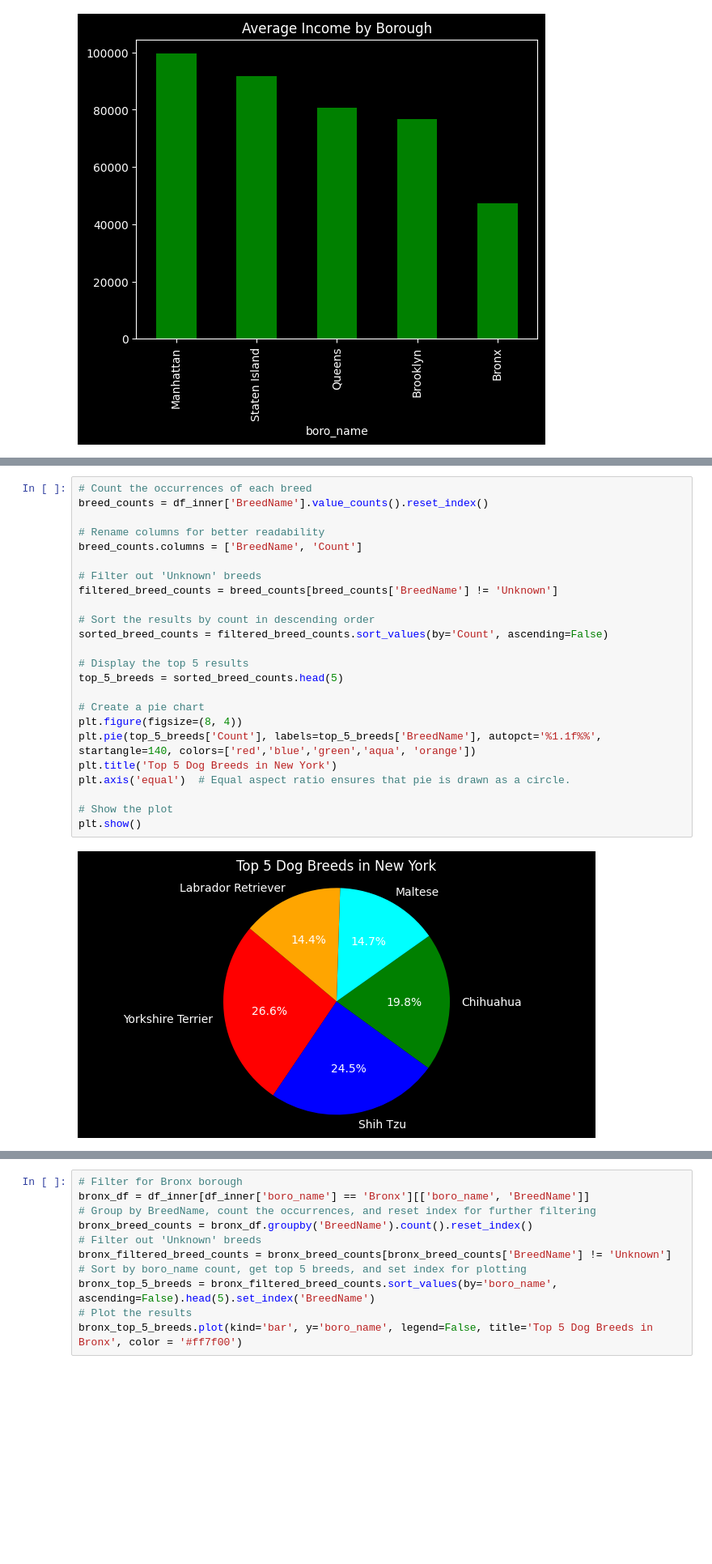
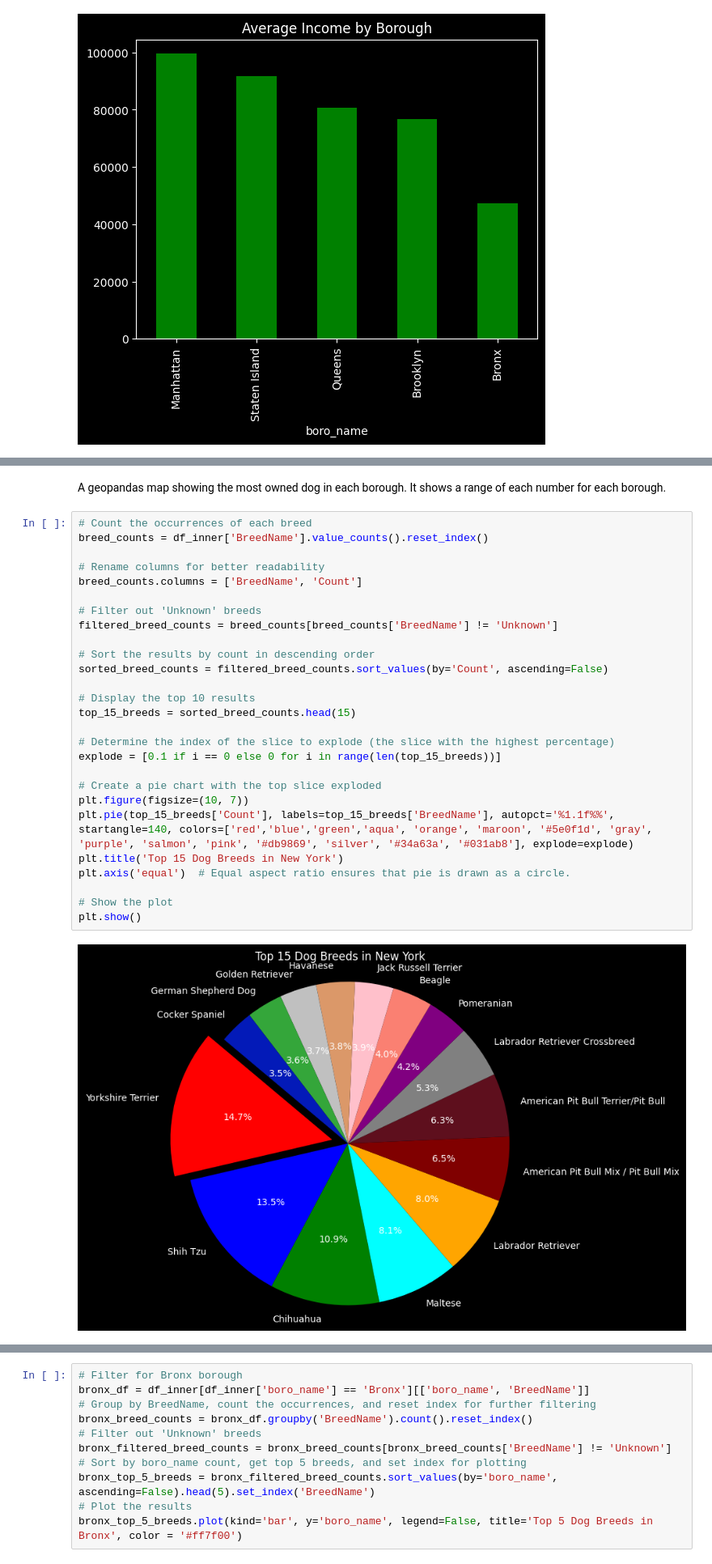
Before and after one commit to xSeanW/Dogs_NYC, a Jupyter notebook: nyc_dogs.ipynb, the cells around one changed output, grey strips where cells are left out. Shown: that part at 81% size. Drawn from its saved outputs; the diff is of its cells as text; blank space fills up the shorter version.

Commit message:
updating readme, ipynb and adding an image

```diff
--- a/nyc_dogs.ipynb
+++ b/nyc_dogs.ipynb
@@ -220,26 +156,31 @@ plt.show()
+# %% [markdown]
+A geopandas map showing the most owned dog in each borough. It shows a range of each number for each borough.
 # %%
 # Count the occurrences of each breed
 breed_counts = df_inner['BreedName'].value_counts().reset_index()
 
 # Rename columns for better readability
 breed_counts.columns = ['BreedName', 'Count']
 
 # Filter out 'Unknown' breeds
 filtered_breed_counts = breed_counts[breed_counts['BreedName'] != 'Unknown']
 
 # Sort the results by count in descending order
 sorted_breed_counts = filtered_breed_counts.sort_values(by='Count', ascending=False)
 
-# Display the top 5 results
-top_5_breeds = sorted_breed_counts.head(5)
+# Display the top 10 results
+top_15_breeds = sorted_breed_counts.head(15)
 
-# Create a pie chart
-plt.figure(figsize=(8, 4))
-plt.pie(top_5_breeds['Count'], labels=top_5_breeds['BreedName'], autopct='%1.1f%%', startangle=140, colors=['red','blue','green','aqua', 'orange'])
-plt.title('Top 5 Dog Breeds in New York')
+# Determine the index of the slice to explode (the slice with the highest percentage)
+explode = [0.1 if i == 0 else 0 for i in range(len(top_15_breeds))]
+
+# Create a pie chart with the top slice exploded
+plt.figure(figsize=(10, 7))
+plt.pie(top_15_breeds['Count'], labels=top_15_breeds['BreedName'], autopct='%1.1f%%', startangle=140, colors=['red','blue','green','aqua', 'orange', 'maroon', '#5e0f1d', 'gray', 'purple', 'salmon', 'pink', '#db9869', 'silver', '#34a63a', '#031ab8'], explode=explode)
+plt.title('Top 15 Dog Breeds in New York')
 plt.axis('equal')  # Equal aspect ratio ensures that pie is drawn as a circle.
 
 # Show the plot
 plt.show()
 # %% [output]
-[figure, old version]
+[figure, new version]
```
Also changed, not shown: parts of 35 cells of this notebook, 2 other files.
